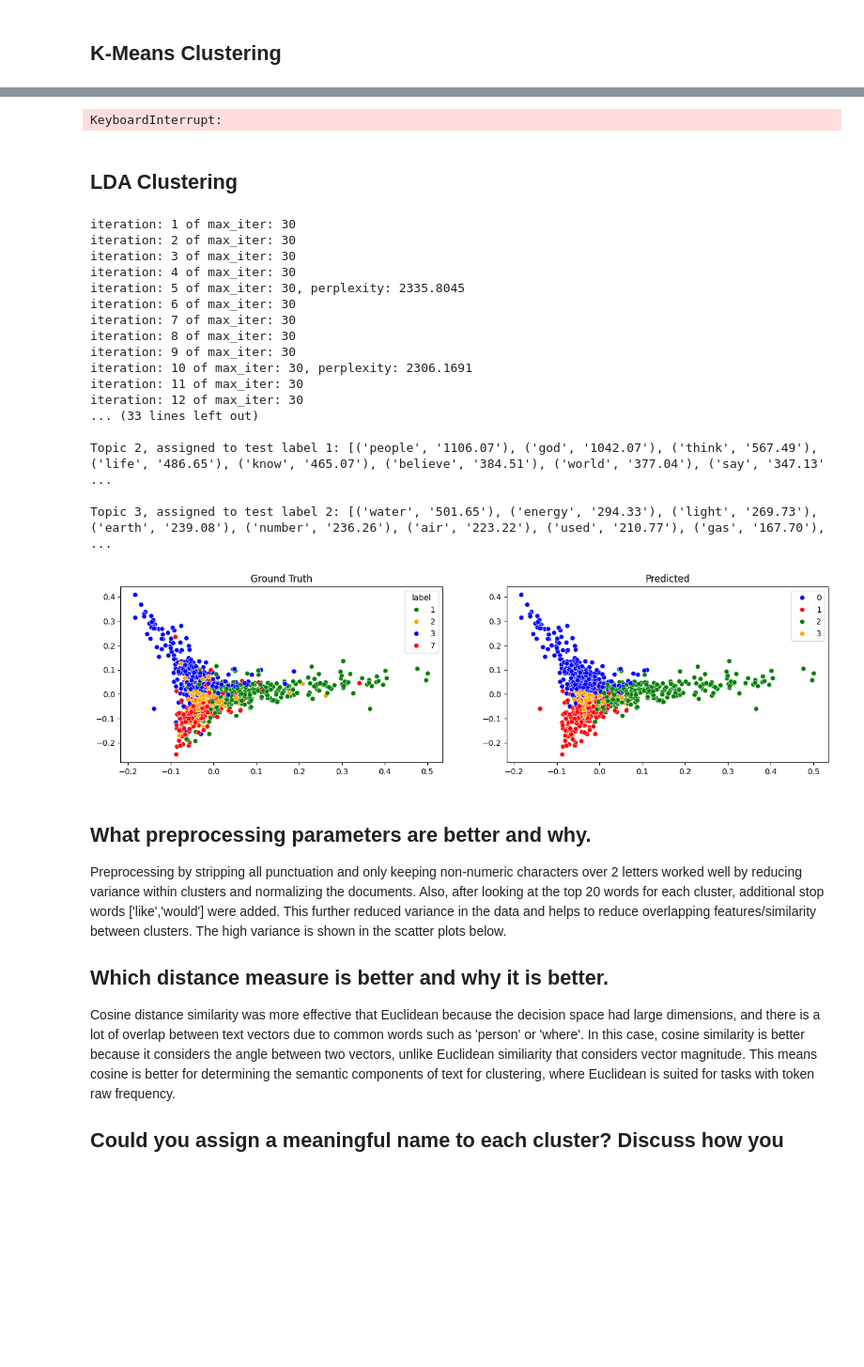
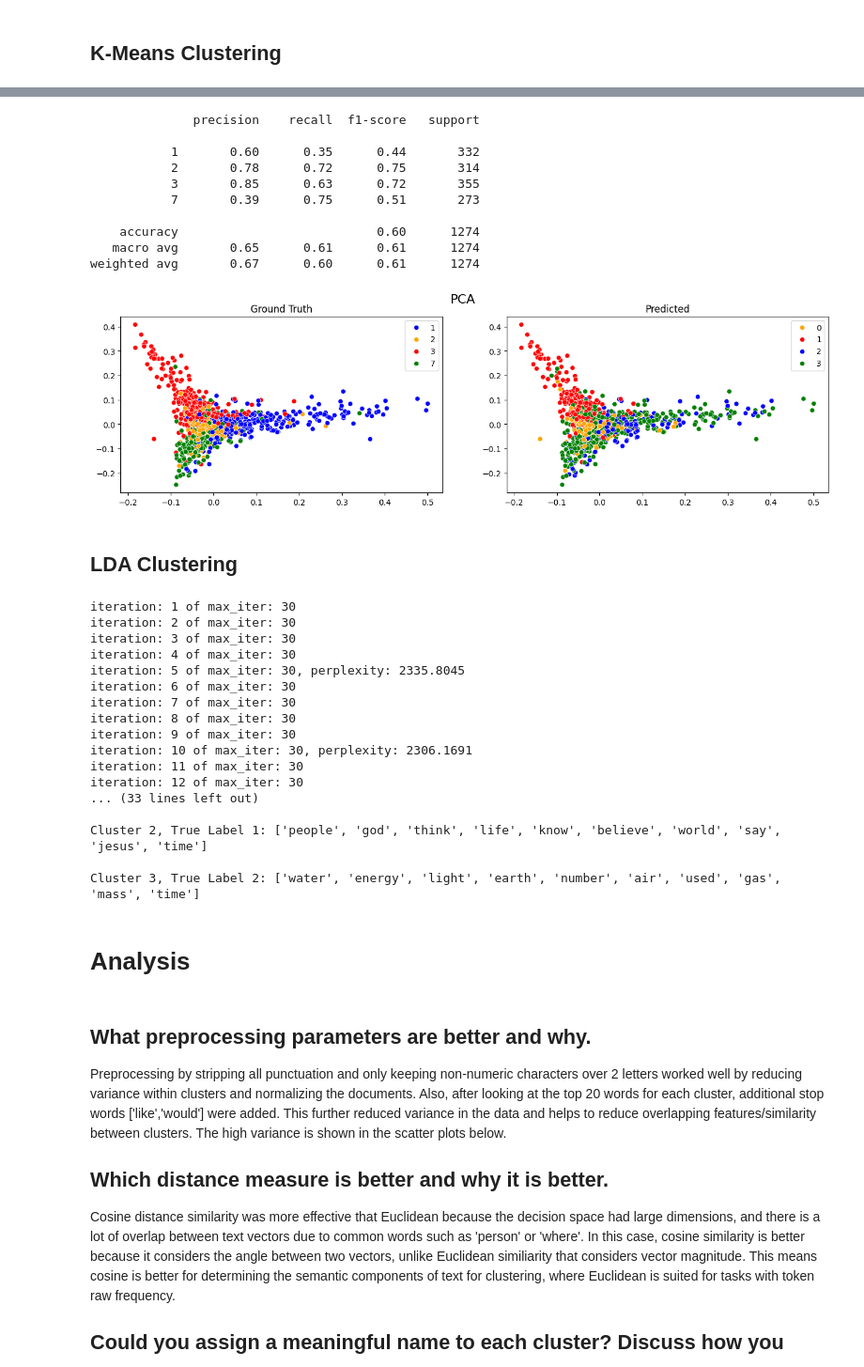
Before and after one commit to cmcalder55/pattern-recognition, a Jupyter notebook: text_clustering.ipynb, the cells around one changed output, grey strips where cells are left out. Shown at 94% size. Saved outputs shown, nothing was run; the diff lists cells and outputs as text; code cells hidden in the pictures; blank space fills up the shorter version.

```diff
--- a/text_clustering.ipynb
+++ b/text_clustering.ipynb
@@ -271,15 +294,23 @@ weighted avg       0.80      0.71      0.72      1274
 # %%
 
-
-cluster_gmm(train_text, test_text, test_label)
-plot_pca(test_dtm, test, predicted)
+predicted, test_dtm = cluster_gmm(train_text, test_text, test_label, n_clusters=4)
 # %% [output]
-KeyboardInterrupt:
+              precision    recall  f1-score   support
+
+           1       0.60      0.35      0.44       332
+           2       0.78      0.72      0.75       314
+           3       0.85      0.63      0.72       355
+           7       0.39      0.75      0.51       273
+
+    accuracy                           0.60      1274
+   macro avg       0.65      0.61      0.61      1274
+weighted avg       0.67      0.60      0.61      1274
+[figure, added]
 # %% [markdown]
 ## LDA Clustering
 # %%
 
-predicted, test_dtm = cluster_lda(train_text, test_text, test_label)
+predicted, test_dtm = cluster_lda(train_text, test_text, test_label, n_clusters=4)
 # %% [output]
 iteration: 1 of max_iter: 30
 iteration: 2 of max_iter: 30
@@ -295,14 +326,11 @@ iteration: 11 of max_iter: 30
 iteration: 12 of max_iter: 30
 ... (33 lines left out)
 
-Topic 2, assigned to test label 1: [('people', '1106.07'), ('god', '1042.07'), ('think', '567.49'), ('life', '486.65'), ('know', '465.07'), ('believe', '384.51'), ('world', '377.04'), ('say', '347.13' ...
+Cluster 2, True Label 1: ['people', 'god', 'think', 'life', 'know', 'believe', 'world', 'say', 'jesus', 'time']
 
-Topic 3, assigned to test label 2: [('water', '501.65'), ('energy', '294.33'), ('light', '269.73'), ('earth', '239.08'), ('number', '236.26'), ('air', '223.22'), ('used', '210.77'), ('gas', '167.70'), ...
+Cluster 3, True Label 2: ['water', 'energy', 'light', 'earth', 'number', 'air', 'used', 'gas', 'mass', 'time']
-# %%
-
-plot_pca(test_dtm, predicted)
-# %% [output]
-[figure, removed]
+# %% [markdown]
+# Analysis
 # %% [markdown]
 
 ## What preprocessing parameters are better and why.
```
Also changed, not shown: parts of 5 cells of this notebook.
